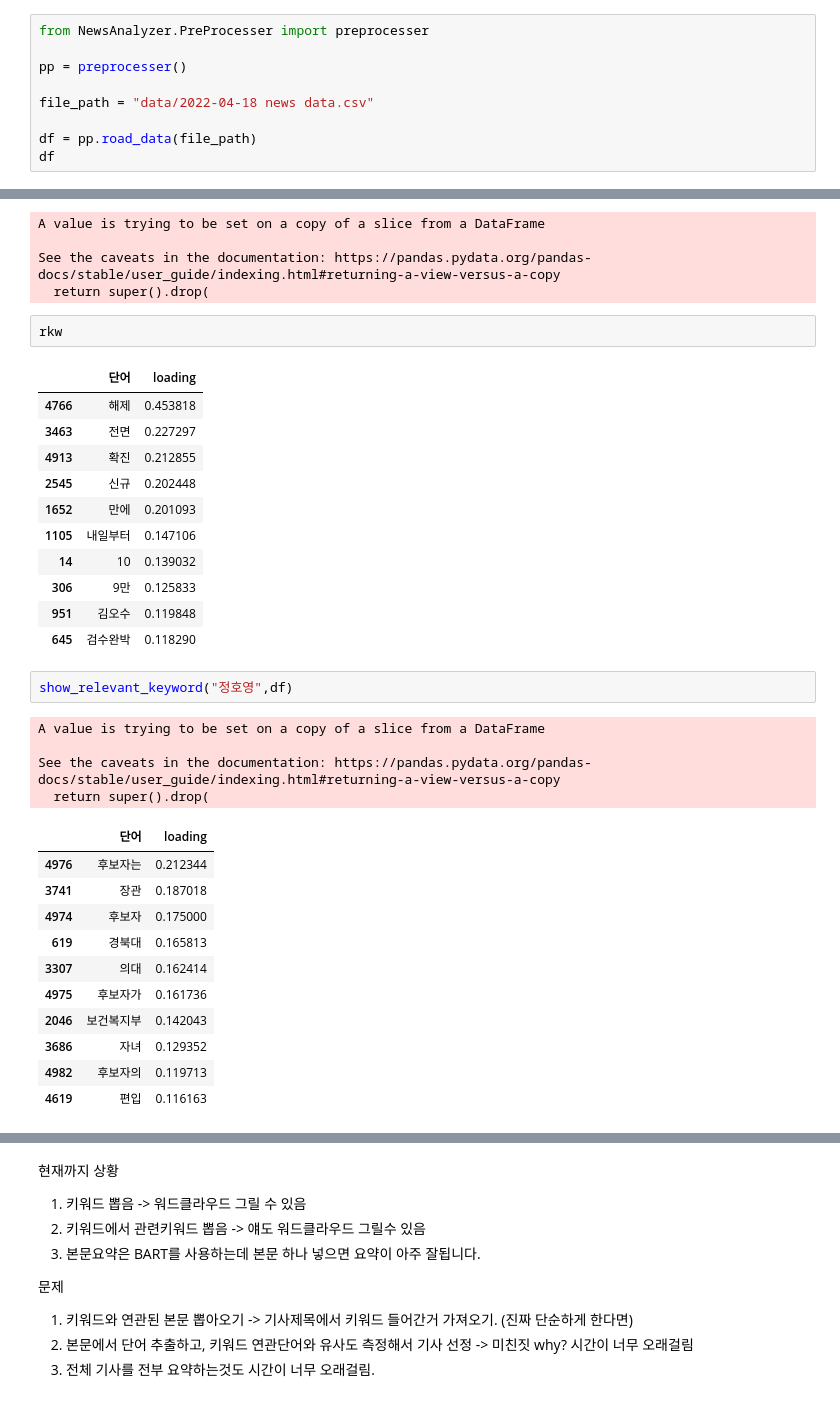
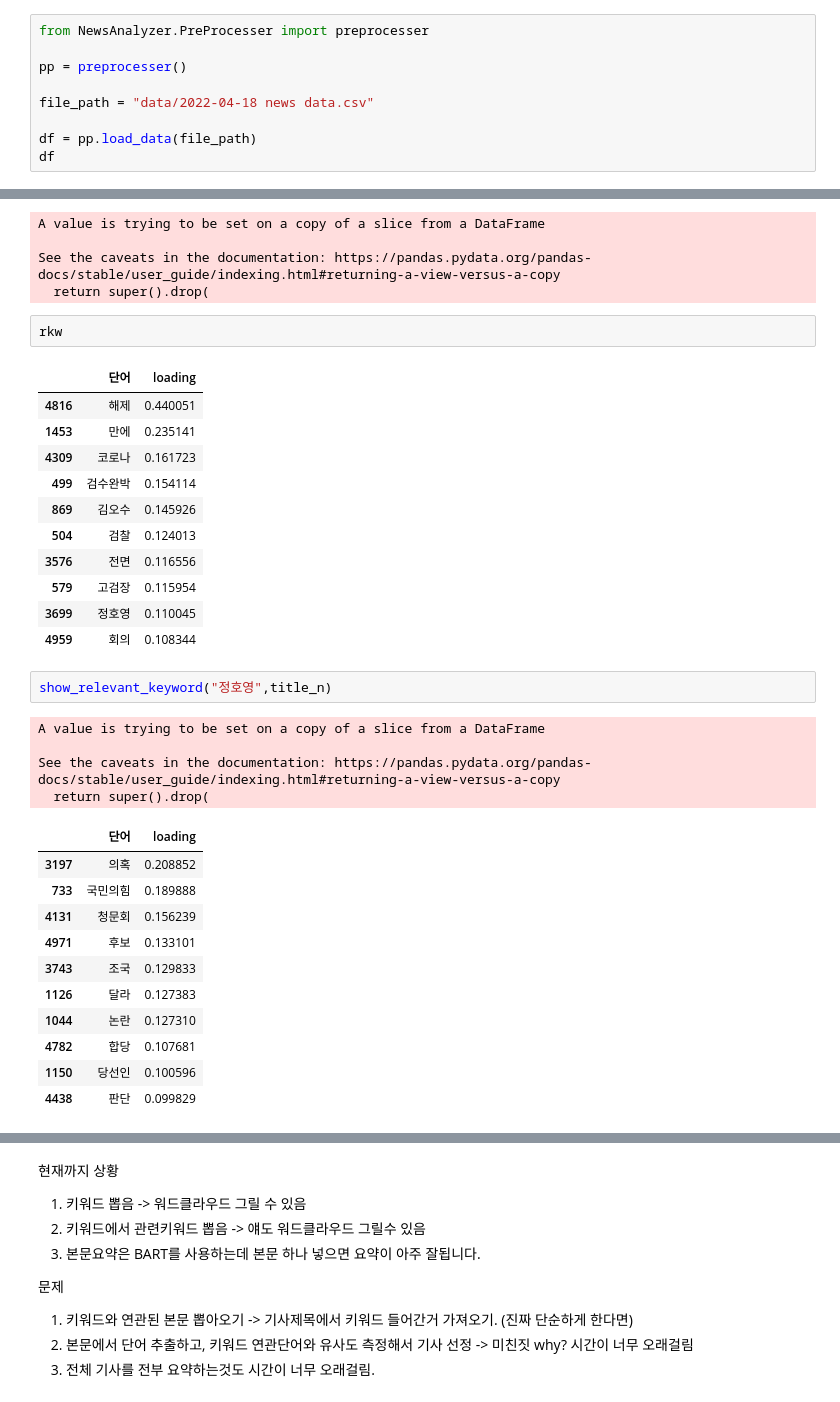
Before and after one commit to min00ng/semi-project, a Jupyter notebook: service_test.ipynb, the cells around one changed output, grey strips where cells are left out. Cells and saved outputs as stored; diff of their text form.

```diff
--- a/service_test.ipynb
+++ b/service_test.ipynb
@@ -8,7 +8,7 @@ pp = preprocesser()
 
 file_path = "data/2022-04-18 news data.csv"
 
-df = pp.road_data(file_path)
+df = pp.load_data(file_path)
 df
 # %% [output]
 |  | 카테고리 | 언론사 | 기사제목 | 날짜 | 본문 | 기사링크 |
@@ -319,34 +198,34 @@ See the caveats in the documentation: https://pandas.pydata.org/pandas-docs/stab
 rkw
 # %% [output]
 |  | 단어 | loading |
-| 4766 | 해제 | 0.453818 |
-| 3463 | 전면 | 0.227297 |
-| 4913 | 확진 | 0.212855 |
-| 2545 | 신규 | 0.202448 |
-| 1652 | 만에 | 0.201093 |
-| 1105 | 내일부터 | 0.147106 |
-| 14 | 10 | 0.139032 |
-| 306 | 9만 | 0.125833 |
-| 951 | 김오수 | 0.119848 |
-| 645 | 검수완박 | 0.118290 |
+| 4816 | 해제 | 0.440051 |
+| 1453 | 만에 | 0.235141 |
+| 4309 | 코로나 | 0.161723 |
+| 499 | 검수완박 | 0.154114 |
+| 869 | 김오수 | 0.145926 |
+| 504 | 검찰 | 0.124013 |
+| 3576 | 전면 | 0.116556 |
+| 579 | 고검장 | 0.115954 |
+| 3699 | 정호영 | 0.110045 |
+| 4959 | 회의 | 0.108344 |
 # %%
-show_relevant_keyword("정호영",df)
+show_relevant_keyword("정호영",title_n)
 # %% [output]
 A value is trying to be set on a copy of a slice from a DataFrame
 
 See the caveats in the documentation: https://pandas.pydata.org/pandas-docs/stable/user_guide/indexing.html#returning-a-view-versus-a-copy
   return super().drop(
 |  | 단어 | loading |
-| 4976 | 후보자는 | 0.212344 |
-| 3741 | 장관 | 0.187018 |
-| 4974 | 후보자 | 0.175000 |
-| 619 | 경북대 | 0.165813 |
-| 3307 | 의대 | 0.162414 |
-| 4975 | 후보자가 | 0.161736 |
-| 2046 | 보건복지부 | 0.142043 |
-| 3686 | 자녀 | 0.129352 |
-| 4982 | 후보자의 | 0.119713 |
-| 4619 | 편입 | 0.116163 |
+| 3197 | 의혹 | 0.208852 |
+| 733 | 국민의힘 | 0.189888 |
+| 4131 | 청문회 | 0.156239 |
+| 4971 | 후보 | 0.133101 |
+| 3743 | 조국 | 0.129833 |
+| 1126 | 달라 | 0.127383 |
+| 1044 | 논란 | 0.127310 |
+| 4782 | 합당 | 0.107681 |
+| 1150 | 당선인 | 0.100596 |
+| 4438 | 판단 | 0.099829 |
 # %%
 title_n
 # %% [output]
```
Also changed, not shown: parts of 32 cells of this notebook, 4 other files.
